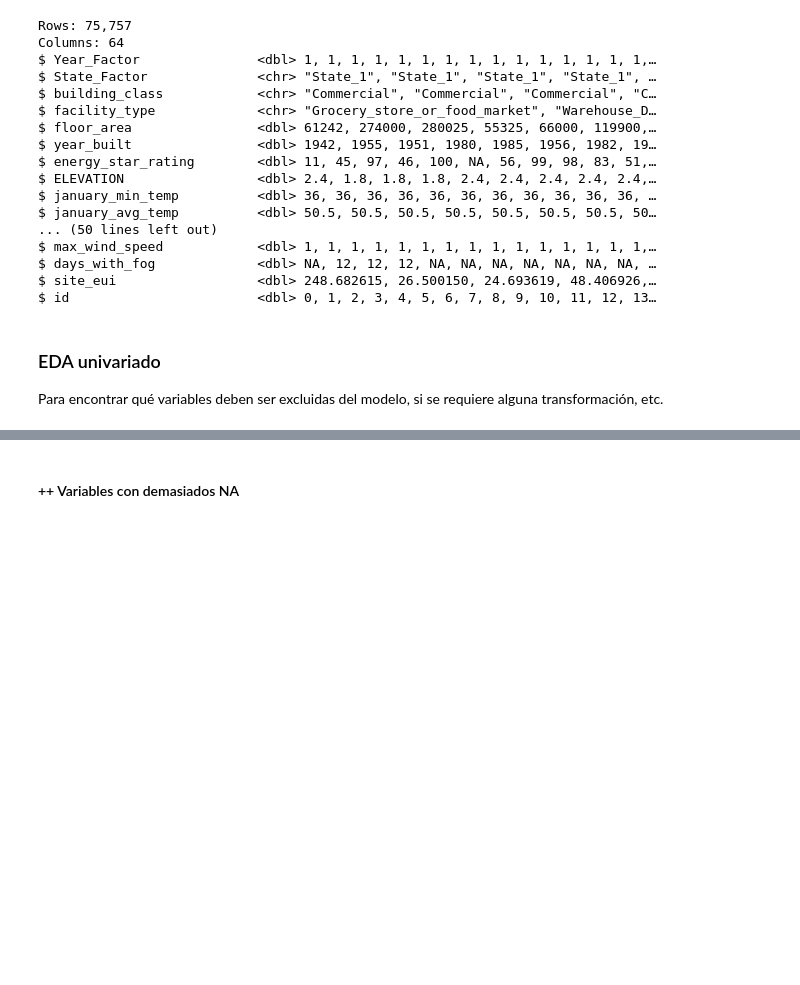
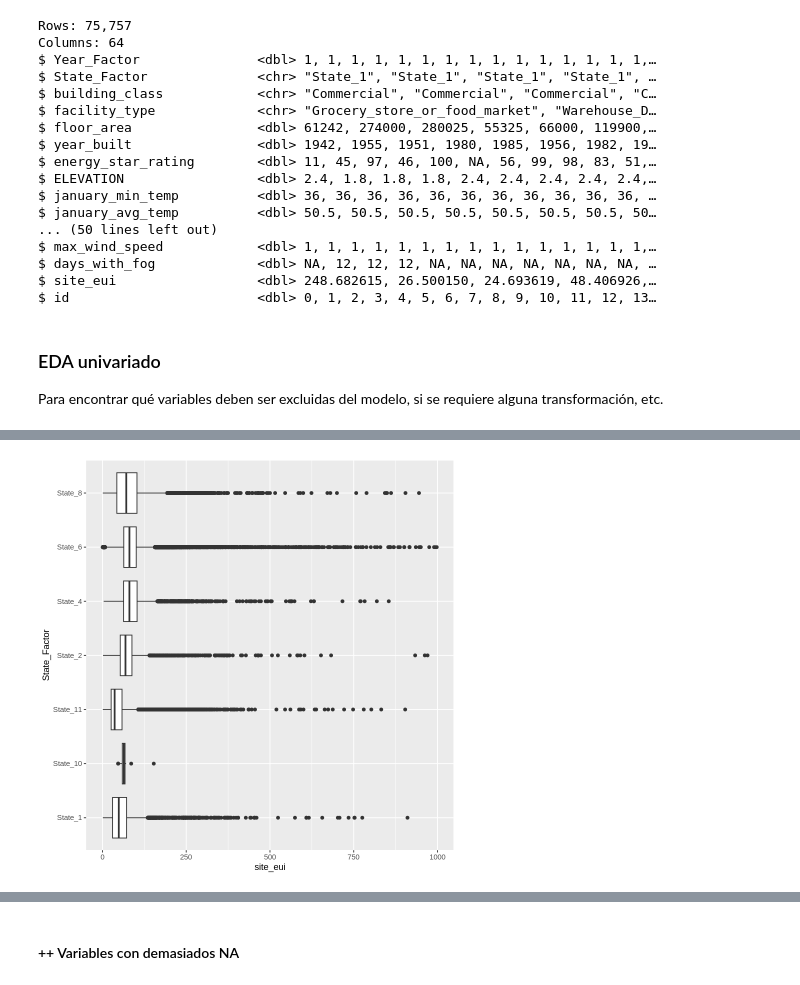
Before and after one commit to nestormontano/PrDS_2023_01_WIDS_Prediccion_Energia, a Jupyter notebook: Scripts/WIDS2022_Prediccion_Energia__EDA_r_ipynb.ipynb, the cells around one changed output, grey strips where cells are left out. Drawn from its saved outputs; the diff is of its cells as text; code cells hidden in the pictures; blank space fills up the shorter version.

```diff
--- a/Scripts/WIDS2022_Prediccion_Energia__EDA_r_ipynb.ipynb
+++ b/Scripts/WIDS2022_Prediccion_Energia__EDA_r_ipynb.ipynb
@@ -64,0 +101,5 @@ Para encontrar qué variables deben ser excluidas del modelo, si se requiere alg
+# %%
+# Diagramas de caja den consumo energetico (por estado)
+datos %>% ggplot() + geom_boxplot(aes(x= State_Factor, y= site_eui)) + coord_flip()
+# %% [output]
+[figure, added]
```
Also changed, not shown: parts of 8 cells of this notebook.
